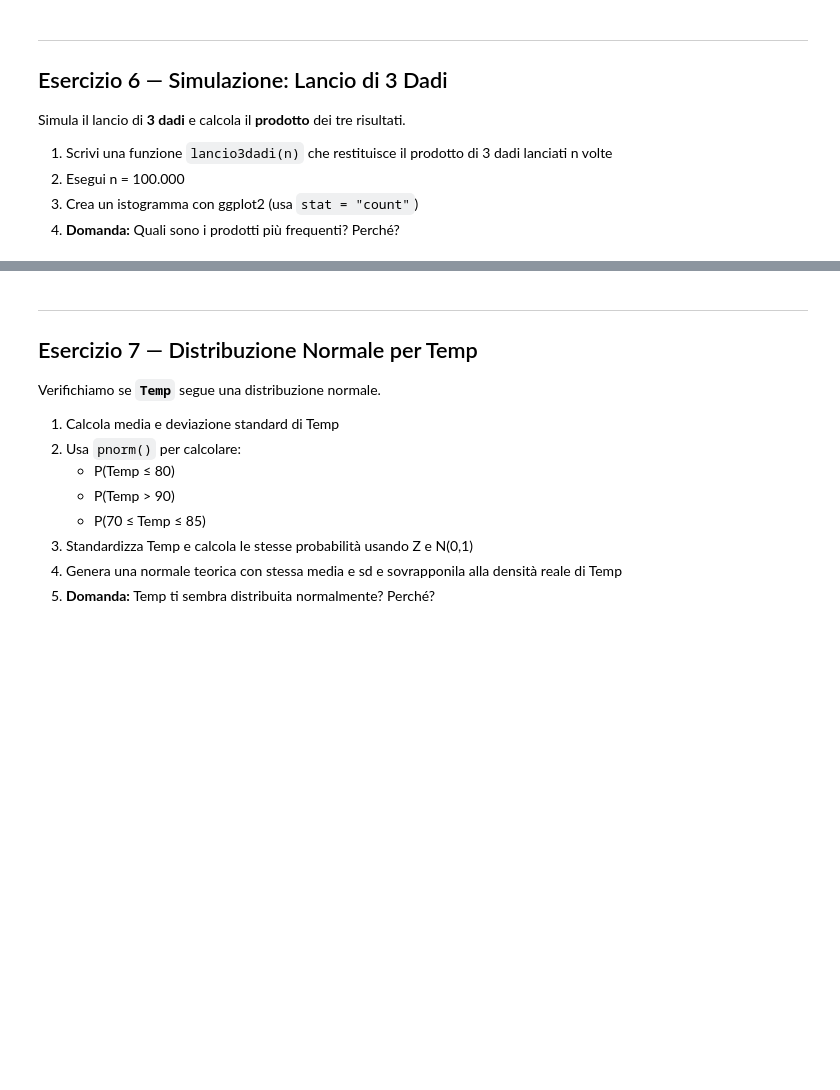
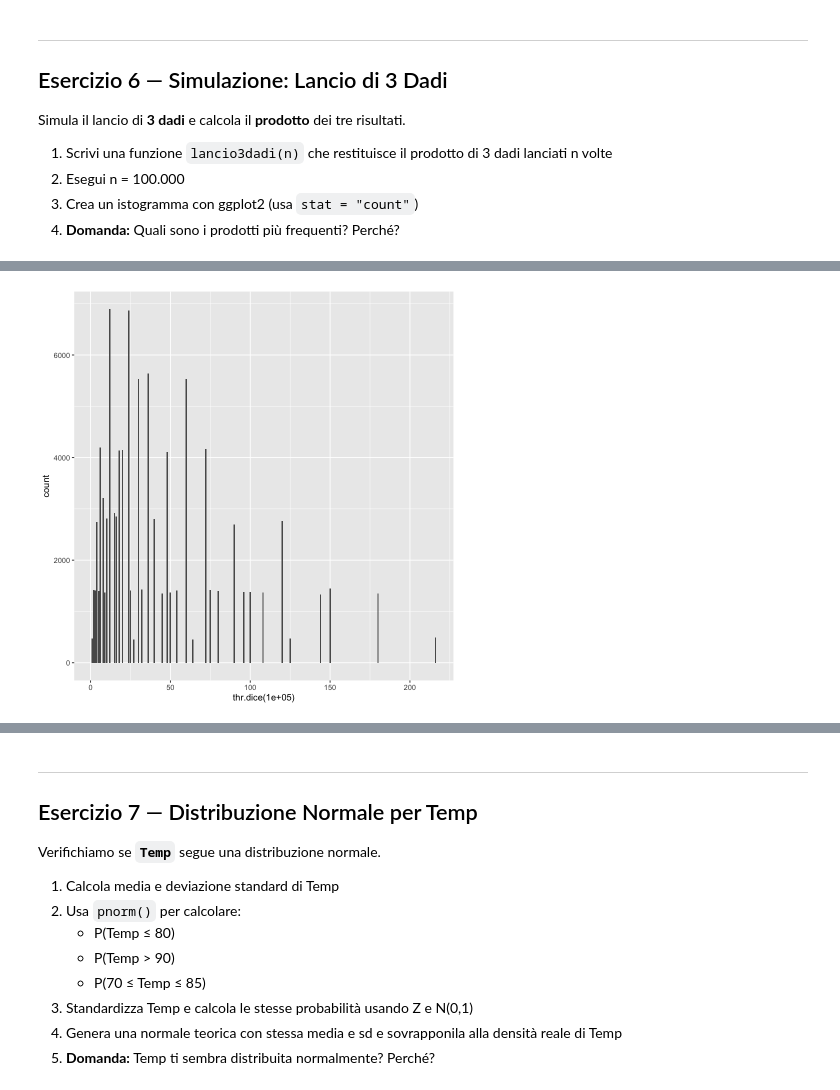
Before and after one commit to MarcoVando/statistica-descrittiva-per-datascience, a Jupyter notebook: MyFiles/Esercizi_2_airquality.ipynb, the cells around one changed output, grey strips where cells are left out. Cells and saved outputs as stored; diff of their text form; code cells hidden in the pictures; blank space fills up the shorter version.

```diff
--- a/MyFiles/Esercizi_2_airquality.ipynb
+++ b/MyFiles/Esercizi_2_airquality.ipynb
@@ -413,3 +413,17 @@ La variabile `Month` indica il mese (5=Maggio, 6=Giugno, ..., 9=Settembre).
 4. **Domanda:** I dati sono bilanciati tra i mesi o ci sono mesi sovra/sotto-rappresentati?
 # %%
 # 👇 Scrivi qui il tuo codice per l'Esercizio 5
+n <- length(Month)
+ni <- table(Month)
+fi <- ni/n
+Ni <- cumsum(ni)
+Fi <- cumsum(fi)
+
+cbind(ni,fi,Ni,Fi)
+
+G <- 1 - sum(fi^2) ; G
+
+J <- length(ni)
+G_norm <- G/((J-1)/J); G_norm
+# it would be 1
+# looking at the fi they are kinda evenly balanced, G is still high.
@@ -447,3 +476,16 @@ Simula il lancio di **3 dadi** e calcola il **prodotto** dei tre risultati.
 4. **Domanda:** Quali sono i prodotti più frequenti? Perché?
 # %%
 # 👇 Scrivi qui il tuo codice per l'Esercizio 6
+
+thr.dice <- function(n){
+    d1<- sample(1:6, n, replace = TRUE)
+    d2<- sample(1:6, n, replace = TRUE)
+    d3<- sample(1:6, n, replace = TRUE)
+
+    return(d1*d2*d3)
+}
+
+library(ggplot2)
+ggplot()+
+    geom_histogram(aes(x = thr.dice(100000)),stat = "count", )
+# %% [output]
@@ -450,3 +494,4 @@ Simula il lancio di **3 dadi** e calcola il **prodotto** dei tre risultati.
+[figure, added]
 # %%
 # 🟢 SOLUZIONE Esercizio 6
 
```
Also changed, not shown: parts of 6 cells of this notebook.
